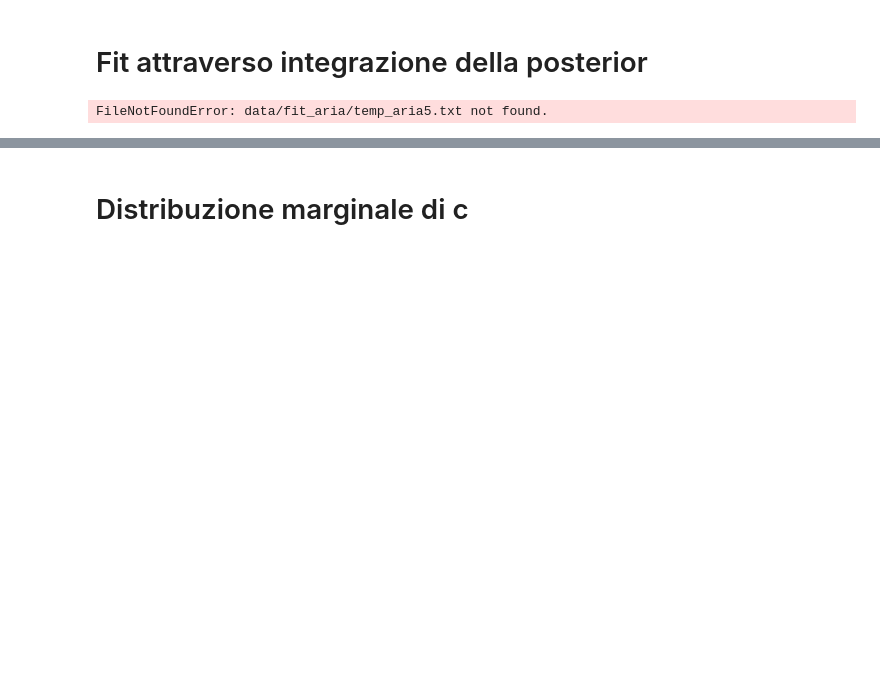
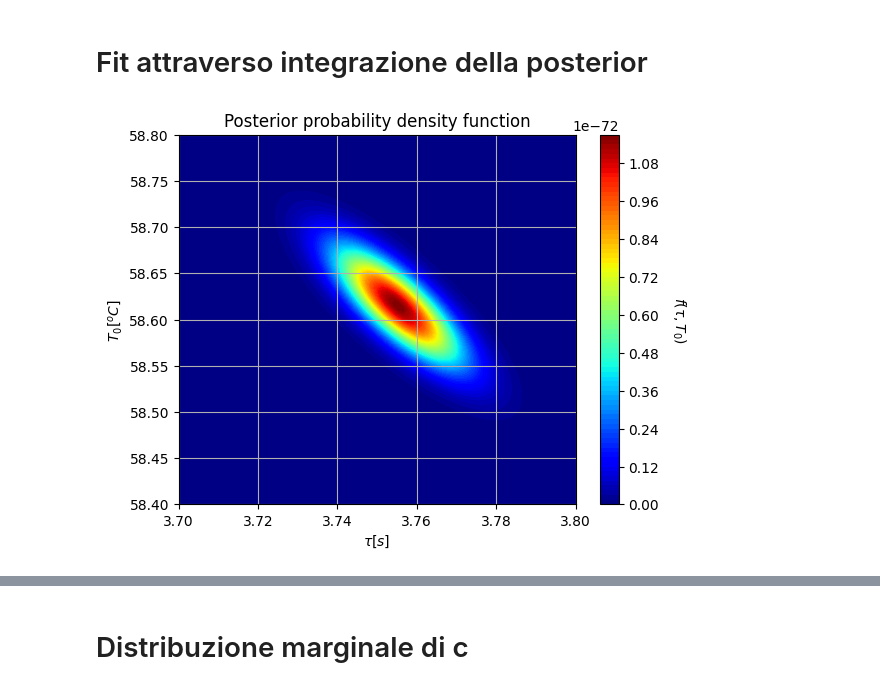
Before and after one commit to Lucapitti/termodinamica_codici, a Jupyter notebook: PP2/LinearFitExamples.ipynb, the cells around one changed output, grey strips where cells are left out. Cells and saved outputs as stored; diff of their text form; code cells hidden in the pictures; blank space fills up the shorter version.

```diff
--- a/PP2/LinearFitExamples.ipynb
+++ b/PP2/LinearFitExamples.ipynb
@@ -29,43 +29,46 @@ def posterior(M, C, T, t, sigmaT, Tf):
     return np.prod(stats.norm.pdf(T, Yexp, sigmaT))
 
 c_ranges_acqua = [(35.01, 35.06), (24.99, 25.03), (21.075, 21.125), (19.4, 19.435), (18.525, 18.575), (17.99, 18.03), (17.54, 17.6)]
 m_ranges_acqua = [(3.675, 3.695), (4.55, 4.61), (5.80, 5.97), (7.0, 7.45), (7.85, 8.45), (6, 6.5), (6.0, 6.85)]
 
-m_ranges_aria = []
-c_ranges_aria = []
 
-time, Temp= np.loadtxt("data/fit_aria/temp_aria5.txt", unpack=True)
+time, Temp= np.loadtxt("data/fit_acqua/temp_acqua0.txt", unpack=True)
 time = time - time[0]
 
-# Tf = 16.81588 # acqua
-Tf = 26.39010 # aria
+Tf = 16.81588 # acqua
+# Tf = 26.39010 # aria
 
 
-uy_new = np.repeat(0.14, len(Temp))
+uy_new = np.repeat(0.1, len(Temp))
 
 
-m_values = np.linspace(105, 113, 100)
-c_values = np.linspace(30, 40, 100)
+m_values = np.linspace(3.70, 3.8, 100)
+c_values = np.linspace(58.4, 58.8, 100)
+
+
+# i = 3
+# m_values = np.linspace(m_ranges_acqua[i][0], m_ranges_acqua[i][1], 100)
+# c_values = np.linspace(c_ranges_acqua[i][0], c_ranges_acqua[i][1], 100)
 m_mesh, c_mesh = np.meshgrid(m_values, c_values)
 
 posterior_values = np.zeros(len(m_values)*len(c_values))
 idx = 0
 for mval, cval in np.nditer([m_mesh,c_mesh]):
     posterior_values[idx]=posterior(M=mval, C=cval, T=Temp, t=time, sigmaT=uy_new, Tf=Tf)
     idx = idx + 1
 posterior_mesh = posterior_values.reshape((len(c_values), len(m_values)))
 fig = plt.figure()
 ax1 = plt.contourf(m_mesh, c_mesh, posterior_mesh, cmap=cm.jet, levels=100)
 cbar = plt.colorbar(ax1)
 cbar.set_label('$f(\\tau,T_0)$', rotation=270, labelpad=20)
 plt.xlabel("$\\tau [s]$")
 plt.ylabel("$T_0 [^oC]$")
 plt.grid()
 plt.title("Posterior probability density function")
-plt.savefig("Fit_posterior_acqua.png")
+plt.savefig("Fit_posterior_aria_tot.png")
 plt.show()
 # %% [output]
-FileNotFoundError: data/fit_aria/temp_aria5.txt not found.
+[figure, added]
 # %%
 from matplotlib import cm
 fig, ax = plt.subplots(subplot_kw={"projection": "3d"})
```
Also changed, not shown: parts of 8 cells of this notebook, 25 other files.
